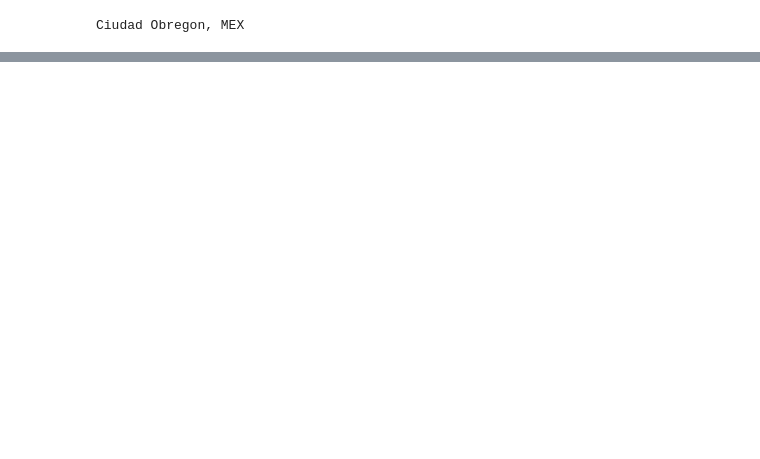
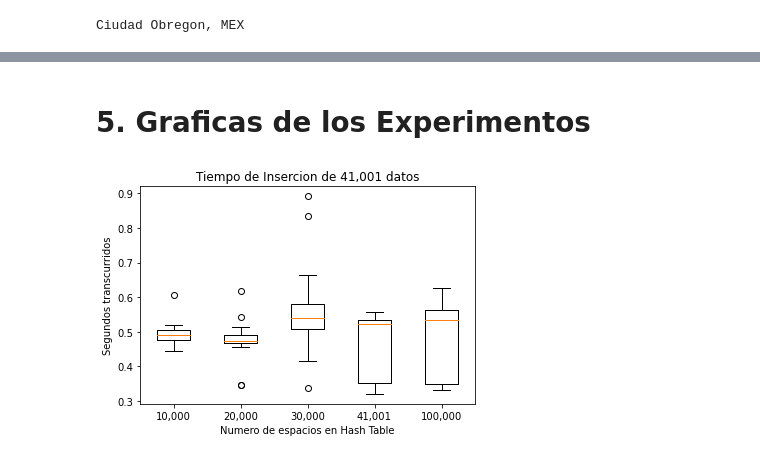
Before and after one commit to rroblesm/Lab3-HashTables, a Jupyter notebook: LecturaDeArchivos.ipynb, the cells around one changed output, grey strips where cells are left out. Drawn from its saved outputs; the diff is of its cells as text; code cells hidden in the pictures; blank space fills up the shorter version.

```diff
--- a/LecturaDeArchivos.ipynb
+++ b/LecturaDeArchivos.ipynb
@@ -120,7 +120,7 @@ class tabla_hash:
         return iter(self.tabla)
 
     def __getitem__(self, index):
-        return str(self.busca(index))
+        return self.busca(index)
 
     def __str__(self):
         cadena=""
@@ -212,9 +209,9 @@ class Ciudad:
         return (self.nombre + ", " + self.codigo_pais)
 # %%
 class Tabla_de_ciudades:
-    def __init__(self, ubicacion_archivo="worldcities.csv"):
+    def __init__(self, ubicacion_archivo="worldcities.csv", numero_de_espacios=41001):
         self.ubicacion_archivo = ubicacion_archivo
-        self.tabla_de_datos = tabla_hash(10000)
+        self.tabla_de_datos = tabla_hash(numero_de_espacios)
         self.construccion()
 
     def construccion(self):
@@ -236,8 +233,8 @@ class Tabla_de_ciudades:
         return str(self.tabla_de_datos)
 
     def __getitem__(self, index):
-        return str(self.tabla_de_datos.busca(index))
+        return self.tabla_de_datos.busca(index)
 
-    def __getitem__(self, index):
-        return self.tabla_de_datos[index]
+    def __len__(self):
+        return self.tabla_de_datos.tam
 # %%
@@ -296,0 +415,2 @@ Ciudad Obregon, MEX
+# %% [markdown]
+# 5. Graficas de los Experimentos
@@ -296,0 +419,15 @@ Ciudad Obregon, MEX
+# %%
+data = [tiempos_insercion_10mil, tiempos_insercion_20mil, tiempos_insercion_30mil, tiempos_insercion_exacto, tiempos_insercion_100mil]
+etiquetas = ["10,000", "20,000", "30,000", "41,001","100,000"]
+fig, ax = plt.subplots()
+
+fig.canvas.draw()
+
+plt.boxplot(data)
+plt.ylabel('Segundos transcurridos')
+plt.xlabel('Numero de espacios en Hash Table')
+plt.title("Tiempo de Insercion de 41,001 datos")
+ax.set_xticklabels(etiquetas)
+plt.show()
+# %% [output]
+[figure, added]
```
Also changed, not shown: parts of 17 cells of this notebook.
